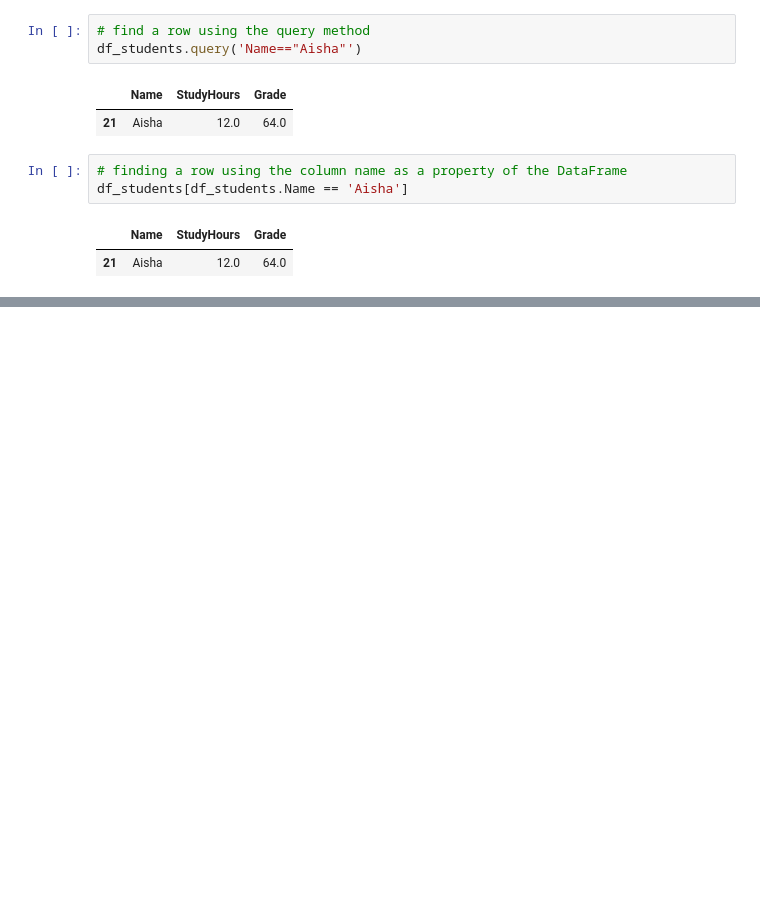
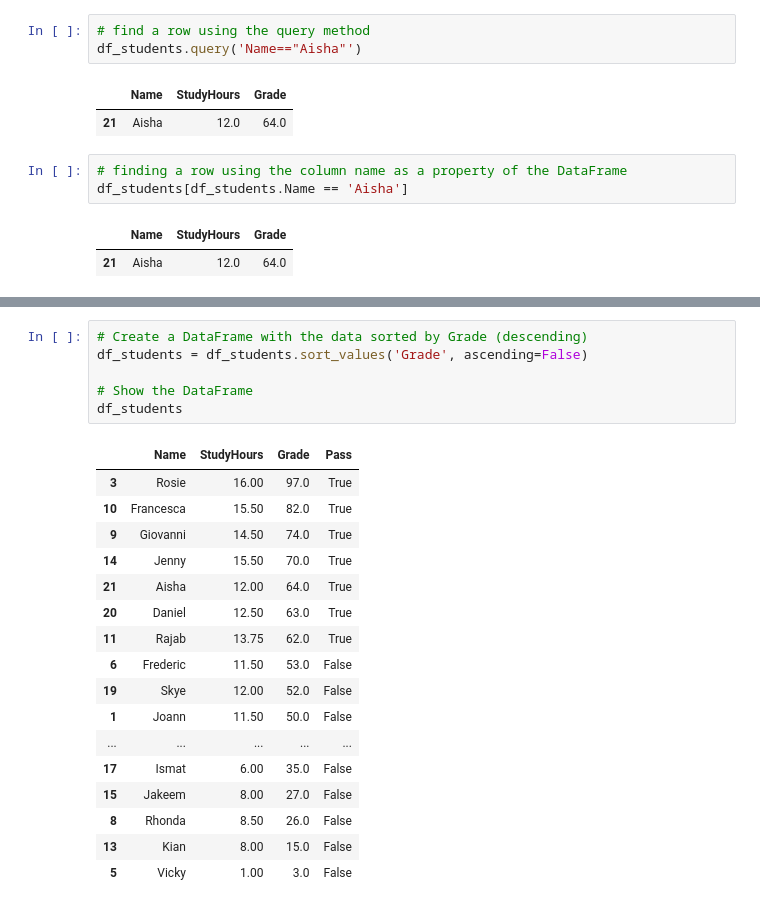
Before and after one commit to roangira99/Data-Analysis-ML, a Jupyter notebook: student_grades.ipynb, the cells around one changed output, grey strips where cells are left out. Cells and saved outputs as stored; diff of their text form; blank space fills up the shorter version.

```diff
--- a/student_grades.ipynb
+++ b/student_grades.ipynb
@@ -164,0 +333,24 @@ df_students[df_students.Name == 'Aisha']
+# %%
+# Create a DataFrame with the data sorted by Grade (descending)
+df_students = df_students.sort_values('Grade', ascending=False)
+
+# Show the DataFrame
+df_students
+# %% [output]
+|  | Name | StudyHours | Grade | Pass |
+| 3 | Rosie | 16.00 | 97.0 | True |
+| 10 | Francesca | 15.50 | 82.0 | True |
+| 9 | Giovanni | 14.50 | 74.0 | True |
+| 14 | Jenny | 15.50 | 70.0 | True |
+| 21 | Aisha | 12.00 | 64.0 | True |
+| 20 | Daniel | 12.50 | 63.0 | True |
+| 11 | Rajab | 13.75 | 62.0 | True |
+| 6 | Frederic | 11.50 | 53.0 | False |
+| 19 | Skye | 12.00 | 52.0 | False |
+| 1 | Joann | 11.50 | 50.0 | False |
+| ... | ... | ... | ... | ... |
+| 17 | Ismat | 6.00 | 35.0 | False |
+| 15 | Jakeem | 8.00 | 27.0 | False |
+| 8 | Rhonda | 8.50 | 26.0 | False |
+| 13 | Kian | 8.00 | 15.0 | False |
+| 5 | Vicky | 1.00 | 3.0 | False |
```
Also changed, not shown: parts of 14 cells of this notebook.
